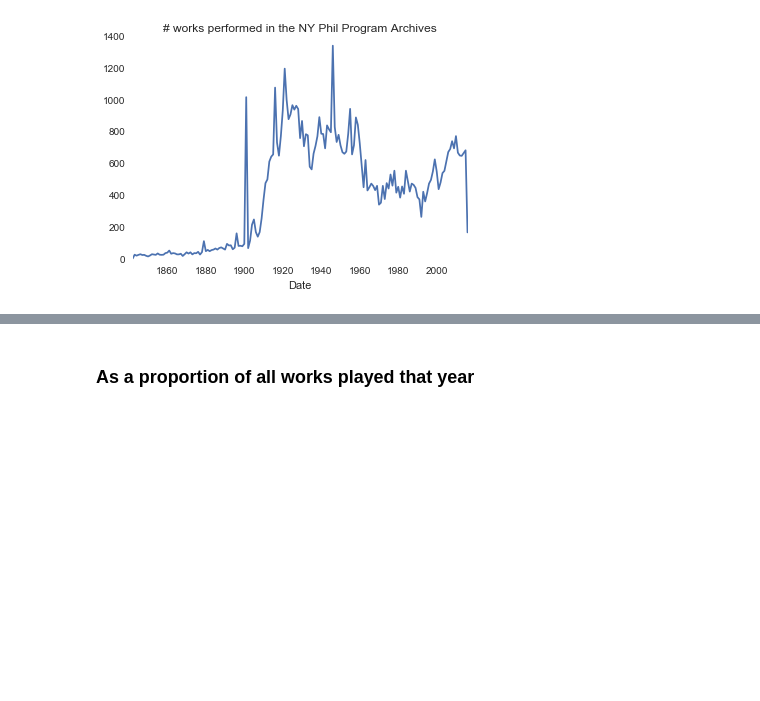
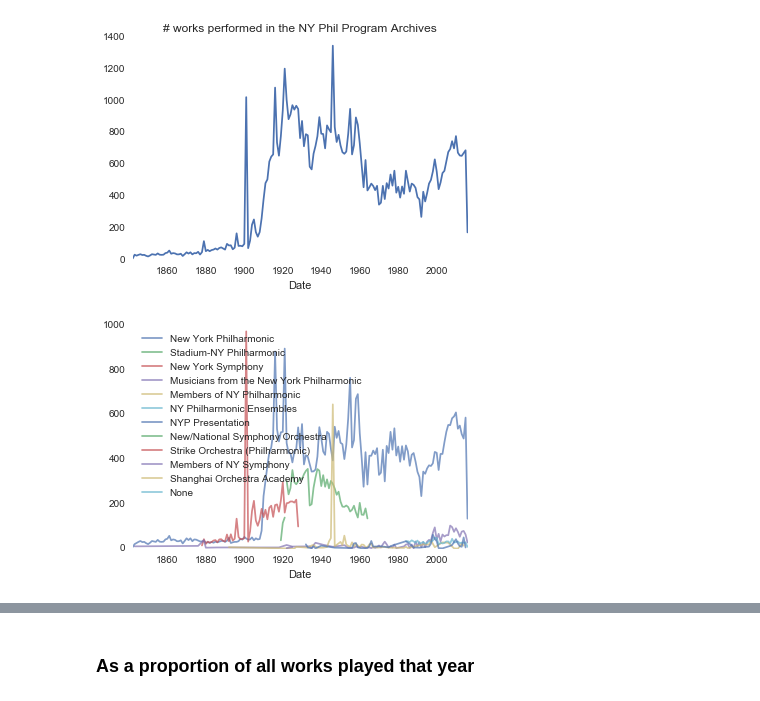
Before and after one commit to eamonnbell/nypposter, a Jupyter notebook: nyphil_programs.ipynb, the cells around one changed output, grey strips where cells are left out. Saved outputs shown, nothing was run; the diff lists cells and outputs as text; code cells hidden in the pictures; blank space fills up the shorter version.

```diff
--- a/nyphil_programs.ipynb
+++ b/nyphil_programs.ipynb
@@ -195,0 +198,8 @@ plt.show()
+# %%
+for orch in orchestras:
+    one_orch = df[df.orchestra == orch]
+    aggregate = one_orch.groupby(one_orch['Date'].map(lambda x:x.year)).count()
+    orch_counts = pd.Series(aggregate['id'], index=aggregate.index, name=orch)
+    orch_counts.plot(legend=True, label=orch, alpha=0.7)
+# %% [output]
+[figure, added]
```
Also changed, not shown: parts of 38 cells of this notebook, 15 other files.
